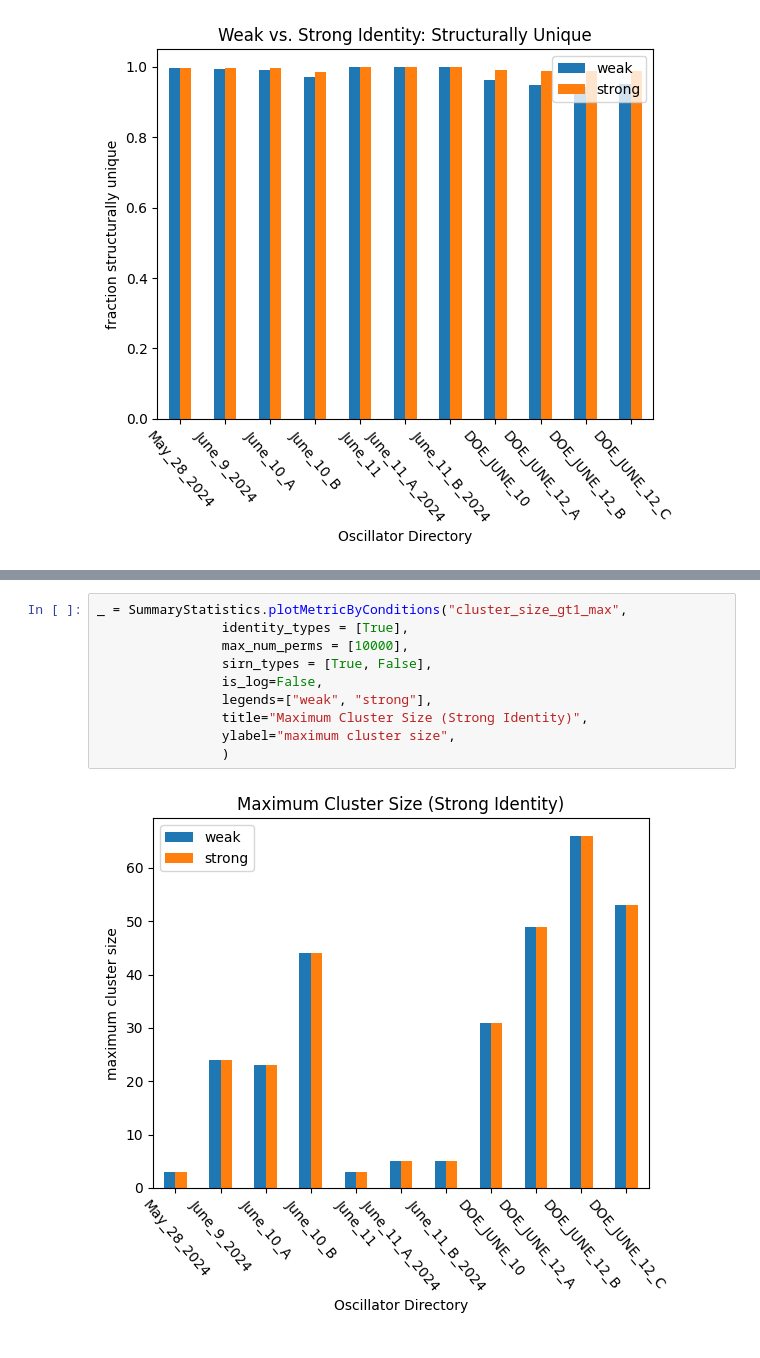
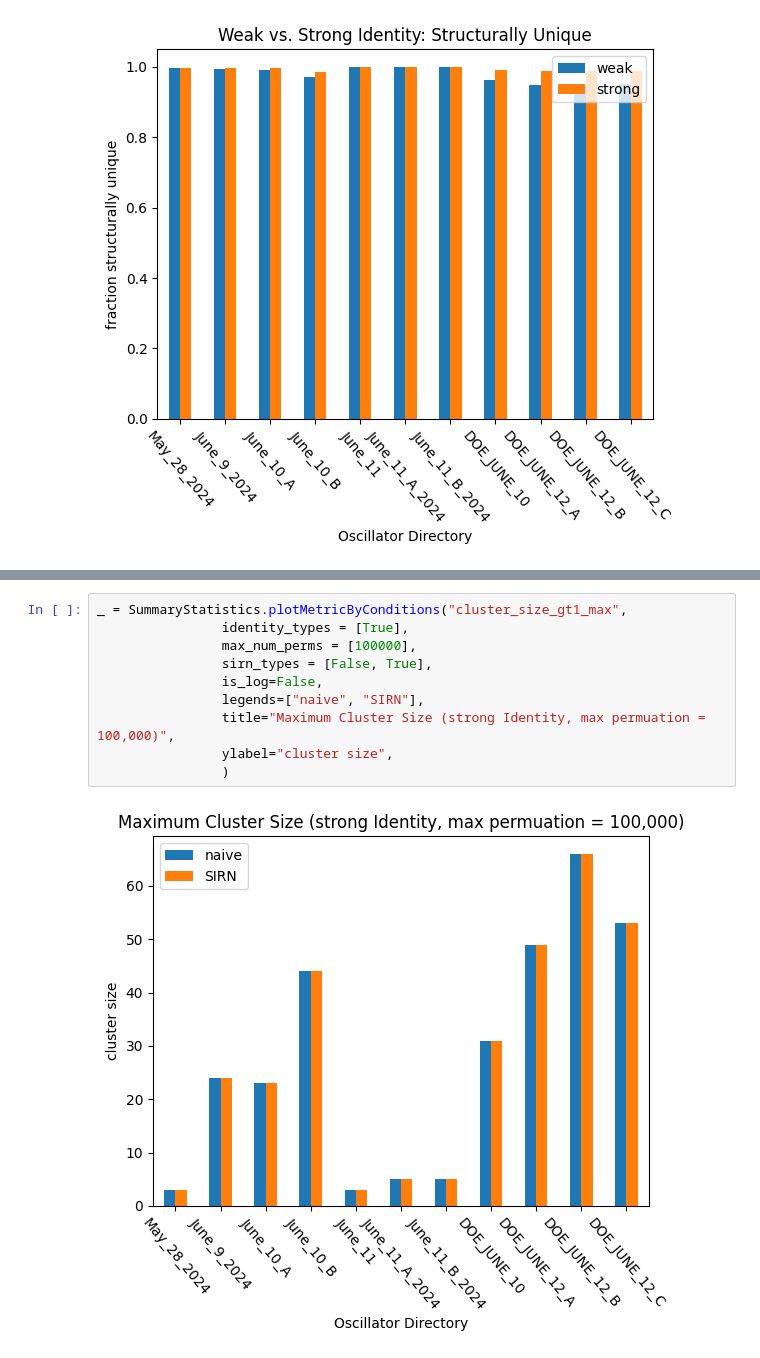
Before and after one commit to ModelEngineering/pySubnetSB, a Jupyter notebook: notebooks/analyze_structure.ipynb, the cells around one changed output, grey strips where cells are left out. Saved outputs shown, nothing was run; the diff lists cells and outputs as text.

```diff
--- a/notebooks/analyze_structure.ipynb
+++ b/notebooks/analyze_structure.ipynb
@@ -177,12 +203,12 @@ _ = SummaryStatistics.plotMetricByConditions("cluster_size_gt1_max",
 # %%
 _ = SummaryStatistics.plotMetricByConditions("cluster_size_gt1_max",
                 identity_types = [True],
-                max_num_perms = [10000],
-                sirn_types = [True, False],
+                max_num_perms = [100000],
+                sirn_types = [False, True],
                 is_log=False,
-                legends=["weak", "strong"],
-                title="Maximum Cluster Size (Strong Identity)",
-                ylabel="maximum cluster size",
+                legends=["naive", "SIRN"],
+                title="Maximum Cluster Size (strong Identity, max permuation = 100,000)",
+                ylabel="cluster size",
                 )
 # %% [output]
-[figure, old version]
+[figure, new version]
```
Also changed, not shown: parts of 12 cells of this notebook, 2 other files.
